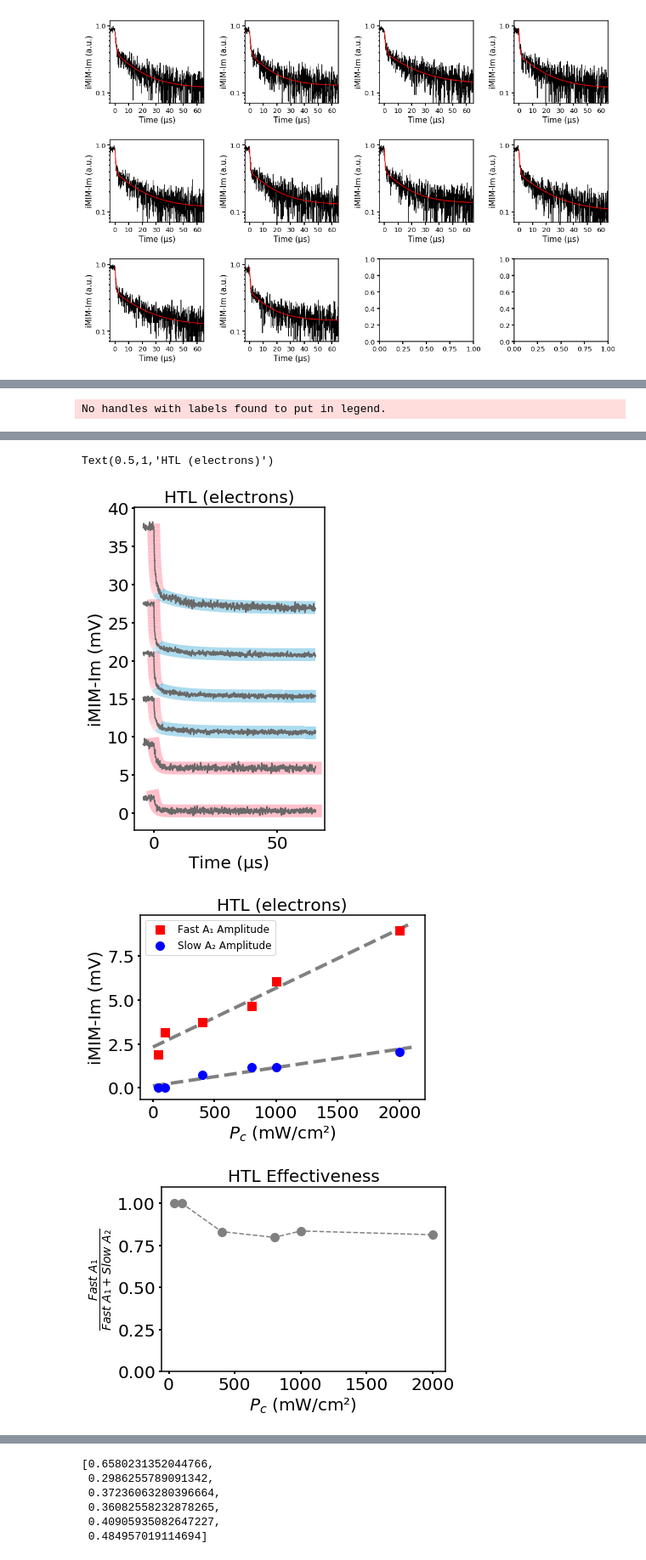
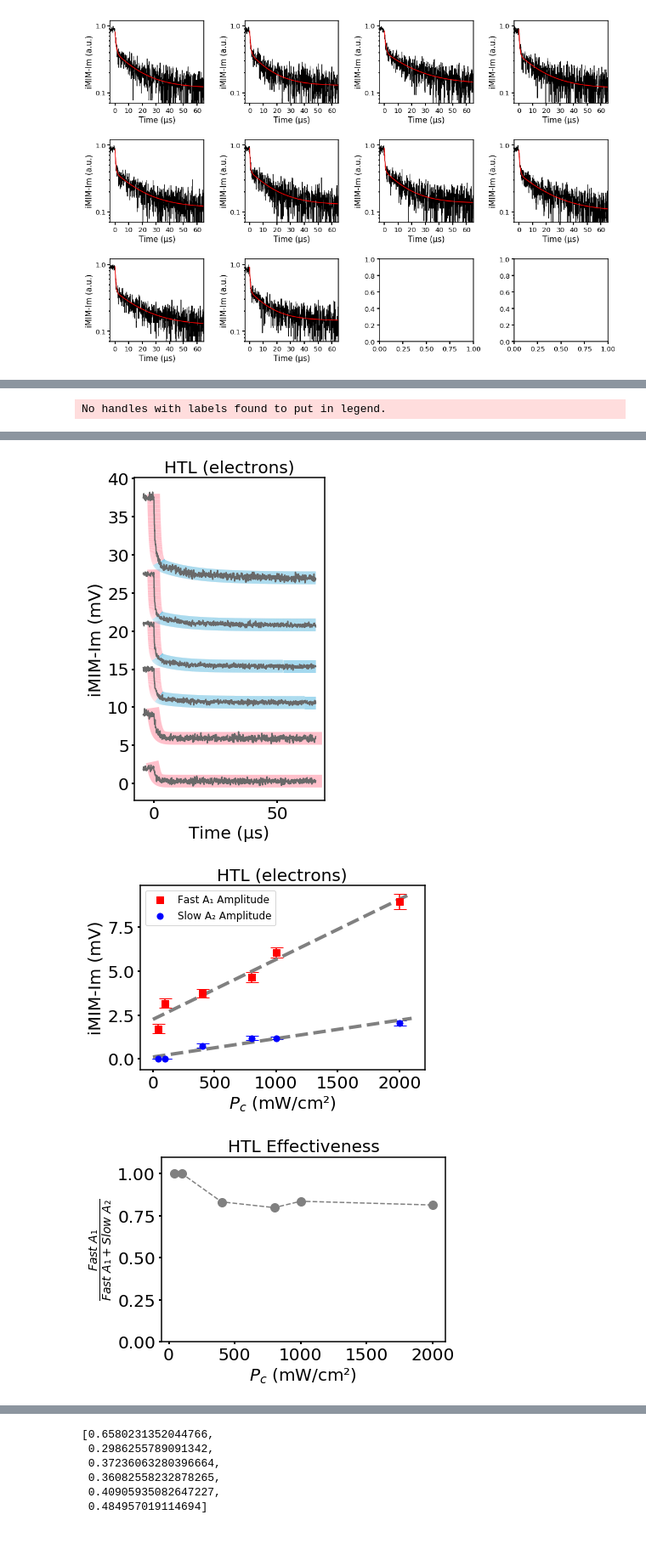
Before and after one commit to xuejianma/LabTools, a Jupyter notebook: lifeTimeProcesses.ipynb, the cells around one changed output, grey strips where cells are left out. Shown: that part at 85% size. Saved outputs shown, nothing was run; the diff lists cells and outputs as text; code cells hidden in the pictures.

```diff
--- a/lifeTimeProcesses.ipynb
+++ b/lifeTimeProcesses.ipynb
@@ -333,12 +342,17 @@ fast_list = []
 slow_list = []
 fast_A_list = []
 slow_A_list = []
+fast_error_list = []
+slow_error_list = []
+fast_A_error_list = []
+slow_A_error_list = []
 for ind,htl in enumerate(HTL_intensity_list):
+    cutoff_raw = 84
 #     plt.plot(htl+1.75*ind)
     cutoff = cutoff_raw-minor_shift[ind]
     num_points = 1400
     unit_time = 50
-    cutoff_raw = 84
+
     xlist = np.arange(0,num_points*unit_time,unit_time) - cutoff*unit_time
     ydata = htl+5*ind
     plt.plot(xlist[:len(ydata)]/1e3,ydata,color = 'dimgray')
@@ -350,6 +364,10 @@ for ind,htl in enumerate(HTL_intensity_list):
         slow_list.append(popt_new[slow_ind+2])
         fast_A_list.append(popt_new[fast_ind])
         slow_A_list.append(popt_new[slow_ind])
+        fast_error_list.append(perr_new[fast_ind+2])
+        slow_error_list.append(perr_new[slow_ind+2])
+        fast_A_error_list.append(perr_new[fast_ind])
+        slow_A_error_list.append(perr_new[slow_ind])
         fit_data = decay2(xlist[cutoff:len(ydata)],*popt_new)
         deltay = np.ptp(fit_data)
         prop = popt_new[fast_ind]/(popt_new[fast_ind]+popt_new[slow_ind])
@@ -363,17 +381,23 @@ for ind,htl in enumerate(HTL_intensity_list):
         fast_A_list.append(popt_new[0])
         slow_list.append(np.nan)
         slow_A_list.append(0)
+        fast_error_list.append(perr_new[1])
+        fast_A_error_list.append(perr_new[0])
+        slow_error_list.append(np.nan)
+        slow_A_error_list.append(0)
         plt.plot(xlist[cutoff:len(ydata)]/1e3,decay1(xlist[cutoff:len(ydata)],*popt_new),color='pink',linewidth=15,zorder=-8)
 plt.legend(edgecolor='None')
 
 plt.figure()
 intensity_list = [40,100,400,800,1000,2000]
-plt.scatter(intensity_list,fast_A_list,label='Fast A₁ Amplitude',color = 'red',s=100,zorder=10,marker='s')
+plt.scatter(intensity_list,fast_A_list,label='Fast A₁ Amplitude',color = 'red',s=50,zorder=10,marker='s')
+plt.errorbar(intensity_list,fast_A_list,fmt='-_',yerr=3*np.asarray(fast_A_error_list),capsize=7.5,color='red',ls='none')
 m,b = np.polyfit(intensity_list, fast_A_list, 1)
 print(m)
 plt.plot([0,2100],[m*0+b,m*2100+b],color="gray",linestyle="dashed",linewidth=4)
 
-plt.scatter(intensity_list,slow_A_list,label='Slow A₂ Amplitude',color = 'blue',s=100,zorder=10)
+plt.scatter(intensity_list,slow_A_list,label='Slow A₂ Amplitude',color = 'blue',s=50,zorder=10)
+plt.errorbar(intensity_list,slow_A_list,fmt='-_',yerr=3*np.asarray(slow_A_error_list),capsize=7.5,color='blue',ls='none')
 m,b = np.polyfit(intensity_list, slow_A_list, 1)
 print(m)
 plt.plot([0,2100],[m*0+b,m*2100+b],color="gray",linestyle="dashed",linewidth=4)
@@ -397,12 +421,18 @@ HTL_t_list = fast_list
 ETL_mean = np.nanmean(ETL_t_list)/1e3
 HTL_mean = np.nanmean(HTL_t_list)/1e3
 plt.plot(intensity_list,np.asarray(ETL_t_list)/1e3,color='blue',marker='s',label='Slow τ₂')#label='$\overline{τ}_{hole}$='+'{:.2f}'.format(ETL_mean)+'µs')
+plt.errorbar(intensity_list,np.asarray(ETL_t_list)/1e3,fmt='-_',yerr=3*np.asarray(slow_error_list)/1e3,capsize=7.5,color='blue',ls='none')
 plt.plot(intensity_list,np.asarray(HTL_t_list)/1e3,color='red',marker='o',label='Fast τ₁')#label='$\overline{τ}_{electron}$='+'{:.2f}'.format(HTL_mean)+'µs')
+plt.errorbar(intensity_list,np.asarray(HTL_t_list)/1e3,fmt='-_',yerr=3*np.asarray(fast_error_list)/1e3,capsize=7.5,color='red',ls='none')
 plt.yscale('log')
 plt.ylim(1e-2,5e1)
 plt.legend(loc='lower left')
 plt.ylabel('Lifetime (µs)')
 plt.xlabel("$P_c$ (mW/cm²)")
 plt.title('HTL (electrons)')
+
+print(fast_list)
+print(slow_list)
+print(fast_error_list)
 # %% [output]
 No handles with labels found to put in legend.
@@ -411,4 +444,3 @@ No handles with labels found to put in legend.
-Text(0.5,1,'HTL (electrons)')
 [figure]
-[figure, old version]
+[figure, new version]
 [figure]
```
Also changed, not shown: parts of 15 cells of this notebook, 5 other files.
